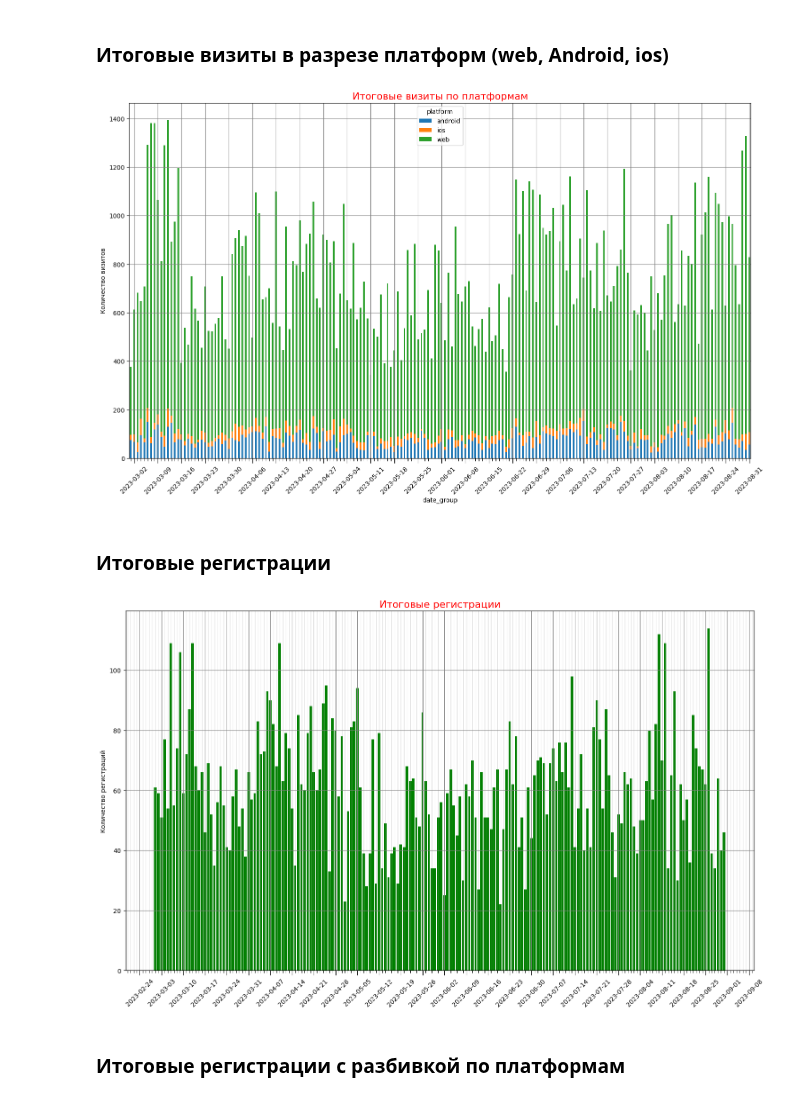
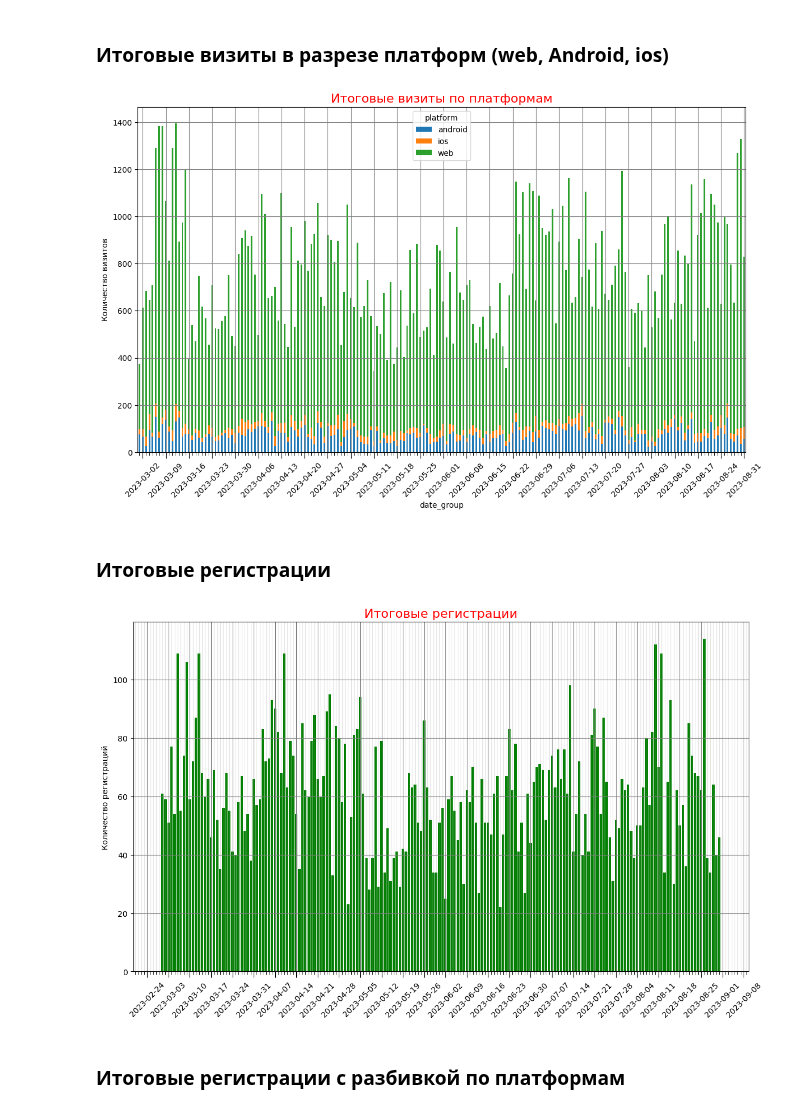
Before and after one commit to MrChelas/data-analytics-project-100, a Jupyter notebook: charts_project.ipynb, the cells around one changed output. Saved outputs shown, nothing was run; the diff lists cells and outputs as text; code cells hidden in the pictures.

```diff
--- a/charts_project.ipynb
+++ b/charts_project.ipynb
@@ -270,8 +268,8 @@ plt.show()
 # %%
 vis_by_platform = charts.pivot_table(index='date_group', columns='platform', values='visits')
 
-fig = plt.figure(figsize=(14,8))
-ax = plt.axes([0,0,1,1])
+fig, ax = plt.subplots(figsize=(14,8))
+
 vis_by_platform.plot(kind='bar', stacked=True, ax=ax)
 ax.set_title('Итоговые визиты по платформам', fontsize=16, color='red')
 ax.set_ylabel('Количество визитов', fontsize=10)
@@ -281,31 +279,30 @@ ax.tick_params(which='minor', axis='x', labelsize=7, length=4, grid_alpha=0.2, l
 ax.tick_params(which='major', axis='x', length=8, labelrotation=45)
 ax.grid(which="major", color="gray")
 
-plt.savefig('./charts/total_visit_by_platform.png')
+plt.savefig('./charts/total_visit_by_platform.png', bbox_inches='tight')
 plt.show()
 # %% [output]
-[figure, old version]
+[figure, new version]
 # %% [markdown]
 ### Итоговые регистрации
 # %%
-fig = plt.figure(figsize=(14,8))
-ax = plt.axes([0,0,1,1])
+fig, ax = plt.subplots(figsize=(14,8))
+
 ax.bar(charts['date_group'], charts['registrations'], color='g')
 ax.set_title('Итоговые регистрации', fontsize=16, color='red')
 ax.set_ylabel('Количество регистраций', fontsize=10)
-#ax.set_xlim(pd.to_datetime('2023-02-28'), pd.to_datetime('2023-09-01'))
 ax.xaxis.set_major_locator(mdates.DayLocator(interval=7))
 ax.xaxis.set_minor_locator(AutoMinorLocator(7))
 ax.tick_params(which='major', axis='x', length=8, labelrotation=45)
 ax.tick_params(which='minor', axis='x', labelsize=7, length=4, grid_alpha=0.2, labelrotation=45)
 ax.xaxis.set_major_formatter(mdates.DateFormatter('%Y-%m-%d'))
 ax.grid(which="major", color="gray")
 ax.grid(which="minor", color="gray")
 
-plt.savefig('./charts/total_registrations.png')
+plt.savefig('./charts/total_registrations.png', bbox_inches='tight')
 plt.show()
 # %% [output]
-[figure, old version]
+[figure, new version]
 # %% [markdown]
 ### Итоговые регистрации с разбивкой по платформам
 # %%
```
Also changed, not shown: parts of 8 cells of this notebook.
